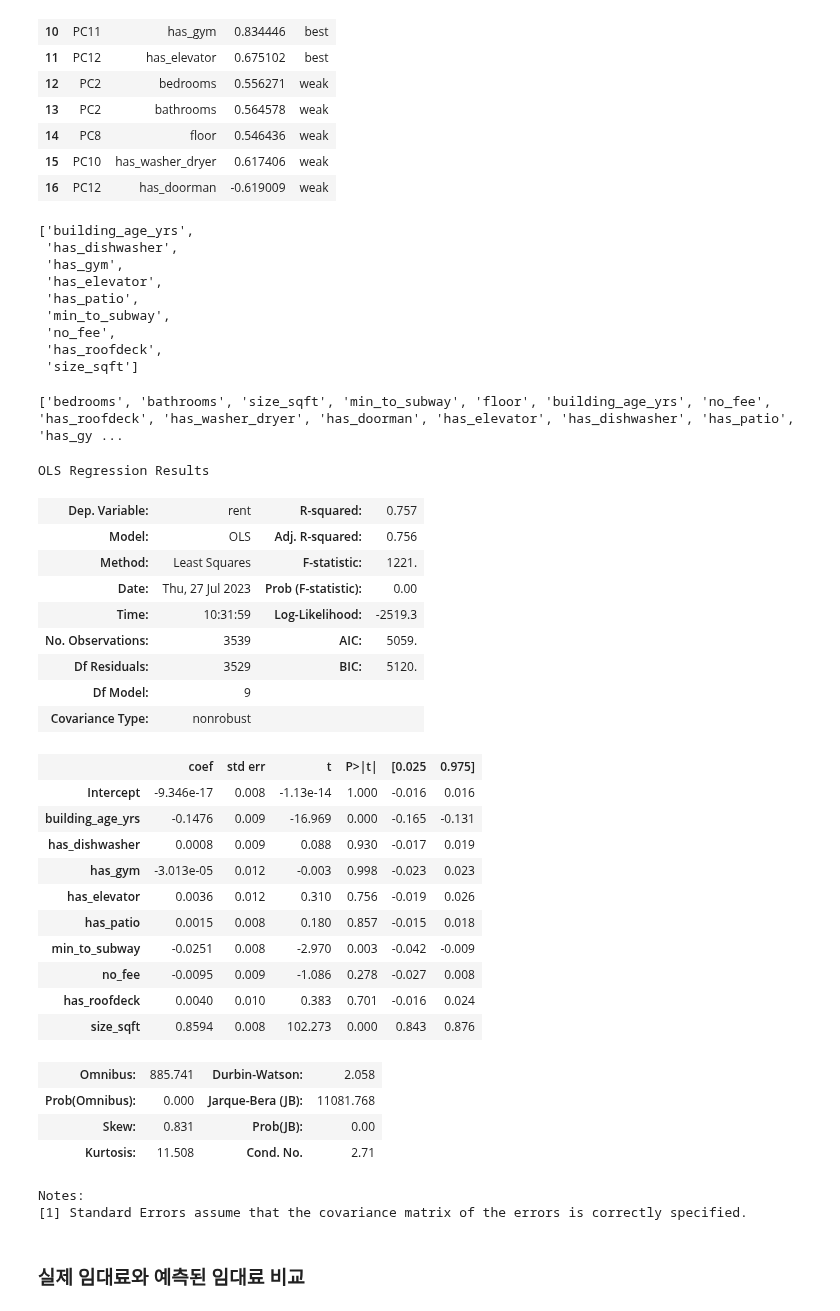
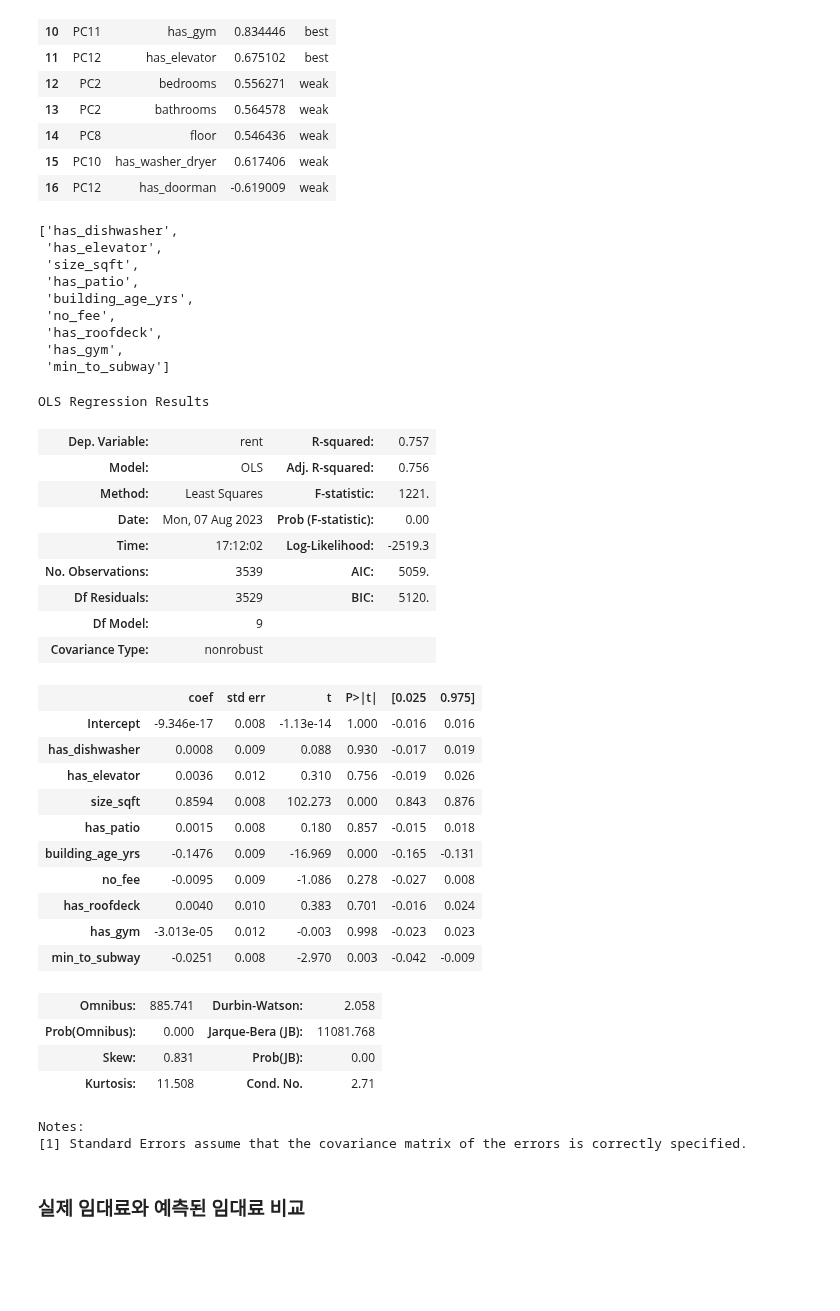
Before and after one commit to jaekim3220/jupyter, a Jupyter notebook: E. 확증적 데이터 분석(CDA)/04. 선형회귀분석/연습문제/연습문제2_풀이.ipynb, the cells around one changed output. Drawn from its saved outputs; the diff is of its cells as text; code cells hidden in the pictures; blank space fills up the shorter version.

```diff
--- a/E. 확증적 데이터 분석(CDA)/04. 선형회귀분석/연습문제/연습문제2_풀이.ipynb
+++ b/E. 확증적 데이터 분석(CDA)/04. 선형회귀분석/연습문제/연습문제2_풀이.ipynb
@@ -441,0 +423,3 @@ feature, topfeat_df = get_best_features(x_train_std_df)
+# %%
+#pca분석 시행
+feature,topfeat_df = getBestFeatures(x_train_std_df)
@@ -463,48 +461,47 @@ topfeat_df
 # %%
 feature
 # %% [output]
-['building_age_yrs',
- 'has_dishwasher',
- 'has_gym',
+['has_dishwasher',
  'has_elevator',
+ 'size_sqft',
  'has_patio',
- 'min_to_subway',
+ 'building_age_yrs',
  'no_fee',
  'has_roofdeck',
- 'size_sqft']
+ 'has_gym',
+ 'min_to_subway']
 # %%
 mdf = merge(x_train_std_df, y_train_std_df, left_index=True, right_index=True)
-ols_result = my_ols(mdf, y='rent', x=feature)
+ols_result = myOls(mdf, y='rent', x=feature)
 ols_result.summary
 # %% [output]
-['bedrooms', 'bathrooms', 'size_sqft', 'min_to_subway', 'floor', 'building_age_yrs', 'no_fee', 'has_roofdeck', 'has_washer_dryer', 'has_doorman', 'has_elevator', 'has_dishwasher', 'has_patio', 'has_gy ...
+OLS Regression Results
-OLS Regression Results
 | Dep. Variable: | rent | R-squared: | 0.757 |
 | Model: | OLS | Adj. R-squared: | 0.756 |
 | Method: | Least Squares | F-statistic: | 1221. |
-| Date: | Thu, 27 Jul 2023 | Prob (F-statistic): | 0.00 |
-| Time: | 10:31:59 | Log-Likelihood: | -2519.3 |
+| Date: | Mon, 07 Aug 2023 | Prob (F-statistic): | 0.00 |
+| Time: | 17:12:02 | Log-Likelihood: | -2519.3 |
 | No. Observations: | 3539 | AIC: | 5059. |
 | Df Residuals: | 3529 | BIC: | 5120. |
 | Df Model: | 9 |  |  |
 | Covariance Type: | nonrobust |  |  |
 |  | coef | std err | t | P>|t| | [0.025 | 0.975] |
 | Intercept | -9.346e-17 | 0.008 | -1.13e-14 | 1.000 | -0.016 | 0.016 |
+| has_dishwasher | 0.0008 | 0.009 | 0.088 | 0.930 | -0.017 | 0.019 |
+| has_elevator | 0.0036 | 0.012 | 0.310 | 0.756 | -0.019 | 0.026 |
+| size_sqft | 0.8594 | 0.008 | 102.273 | 0.000 | 0.843 | 0.876 |
+| has_patio | 0.0015 | 0.008 | 0.180 | 0.857 | -0.015 | 0.018 |
 | building_age_yrs | -0.1476 | 0.009 | -16.969 | 0.000 | -0.165 | -0.131 |
-| has_dishwasher | 0.0008 | 0.009 | 0.088 | 0.930 | -0.017 | 0.019 |
-| has_gym | -3.013e-05 | 0.012 | -0.003 | 0.998 | -0.023 | 0.023 |
-| has_elevator | 0.0036 | 0.012 | 0.310 | 0.756 | -0.019 | 0.026 |
-| has_patio | 0.0015 | 0.008 | 0.180 | 0.857 | -0.015 | 0.018 |
-| min_to_subway | -0.0251 | 0.008 | -2.970 | 0.003 | -0.042 | -0.009 |
 | no_fee | -0.0095 | 0.009 | -1.086 | 0.278 | -0.027 | 0.008 |
 | has_roofdeck | 0.0040 | 0.010 | 0.383 | 0.701 | -0.016 | 0.024 |
-| size_sqft | 0.8594 | 0.008 | 102.273 | 0.000 | 0.843 | 0.876 |
+| has_gym | -3.013e-05 | 0.012 | -0.003 | 0.998 | -0.023 | 0.023 |
+| min_to_subway | -0.0251 | 0.008 | -2.970 | 0.003 | -0.042 | -0.009 |
 | Omnibus: | 885.741 | Durbin-Watson: | 2.058 |
 | Prob(Omnibus): | 0.000 | Jarque-Bera (JB): | 11081.768 |
 | Skew: | 0.831 | Prob(JB): | 0.00 |
 | Kurtosis: | 11.508 | Cond. No. | 2.71 |
-Notes:
-[1] Standard Errors assume that the covariance matrix of the errors is correctly specified.
+Notes:
+[1] Standard Errors assume that the covariance matrix of the errors is correctly specified.
 # %% [markdown]
 ### 실제 임대료와 예측된 임대료 비교
 # %%
```
Also changed, not shown: parts of 7 cells of this notebook, 12 other files.
